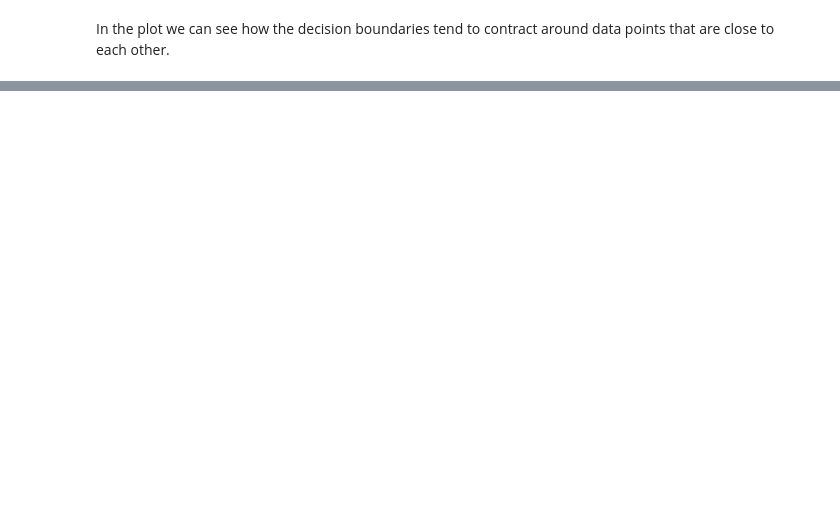
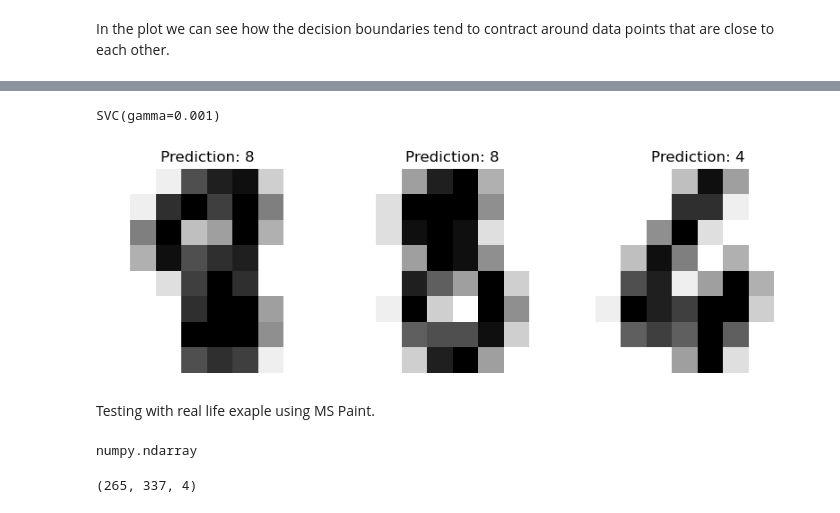
Before and after one commit to mi6oo6im/ml_sklearn_recognizing_handwritten_digits, a Jupyter notebook: recognize_handwritten_digits.ipynb, the cells around one changed output, grey strips where cells are left out. Saved outputs shown, nothing was run; the diff lists cells and outputs as text; code cells hidden in the pictures; blank space fills up the shorter version.

```diff
--- a/recognize_handwritten_digits.ipynb
+++ b/recognize_handwritten_digits.ipynb
@@ -381,0 +509,17 @@ In the plot we can see how the decision boundaries tend to contract around data
+# %%
+svm_loaded_model
+# %% [output]
+SVC(gamma=0.001)
+# %%
+predicted_new = clf.predict(X_test[0:3])
+# %%
+_, axes = plt.subplots(nrows=1, ncols=3, figsize=(10, 3))
+for ax, image, prediction in zip(axes, X_test[0:3], predicted_new):
+    ax.set_axis_off()
+    image = image.reshape(8, 8)
+    ax.imshow(image, cmap=plt.cm.gray_r, interpolation="nearest")
+    ax.set_title(f"Prediction: {prediction}")
+# %% [output]
+[figure, added]
+# %% [markdown]
+Testing with real life exaple using MS Paint.
@@ -381,0 +528,8 @@ In the plot we can see how the decision boundaries tend to contract around data
+# %%
+type(paint_test)
+# %% [output]
+numpy.ndarray
+# %%
+paint_test.shape
+# %% [output]
+(265, 337, 4)
```
Also changed, not shown: parts of 49 cells of this notebook, 14 other files.
